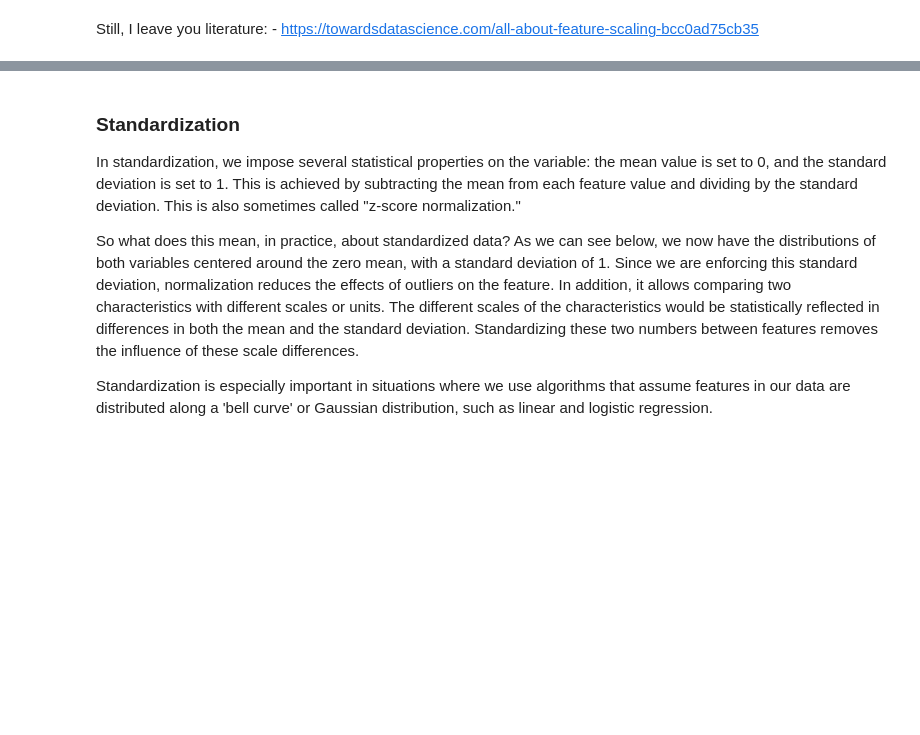
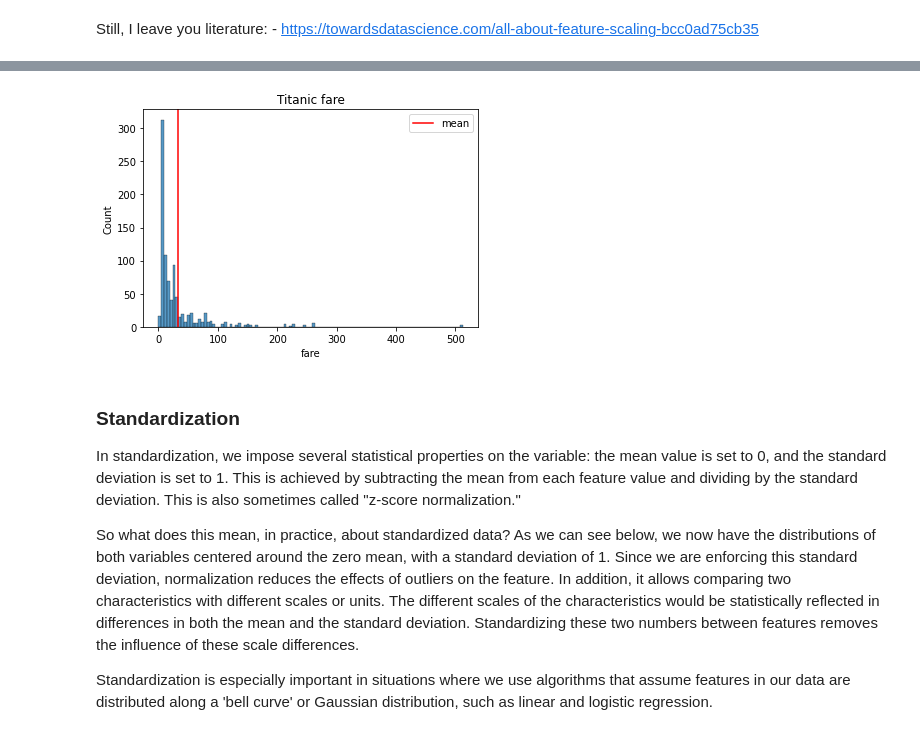
Before and after one commit to Ironhack-data-bcn-january-2024/lectures, a Jupyter notebook: week-7/04-Feature_engineering.ipynb, the cells around one changed output, grey strips where cells are left out. Cells and saved outputs as stored; diff of their text form; code cells hidden in the pictures; blank space fills up the shorter version.

```diff
--- a/week-7/04-Feature_engineering.ipynb
+++ b/week-7/04-Feature_engineering.ipynb
@@ -600,3 +898,10 @@ Still, I leave you literature:
+# %%
+sns.histplot(x = df["fare"])
+plt.title("Titanic fare")
+plt.axvline(df.fare.mean(), label="mean", color="red")
+plt.legend();
+# %% [output]
+[figure, added]
 # %% [markdown]
 ### Standardization
 In standardization, we impose several statistical properties on the variable: the mean value is set to 0, and the standard deviation is set to 1. This is achieved by subtracting the mean from each feature value and dividing by the standard deviation. This is also sometimes called "z-score normalization."
```
Also changed, not shown: parts of 142 cells of this notebook, 5 other files.
